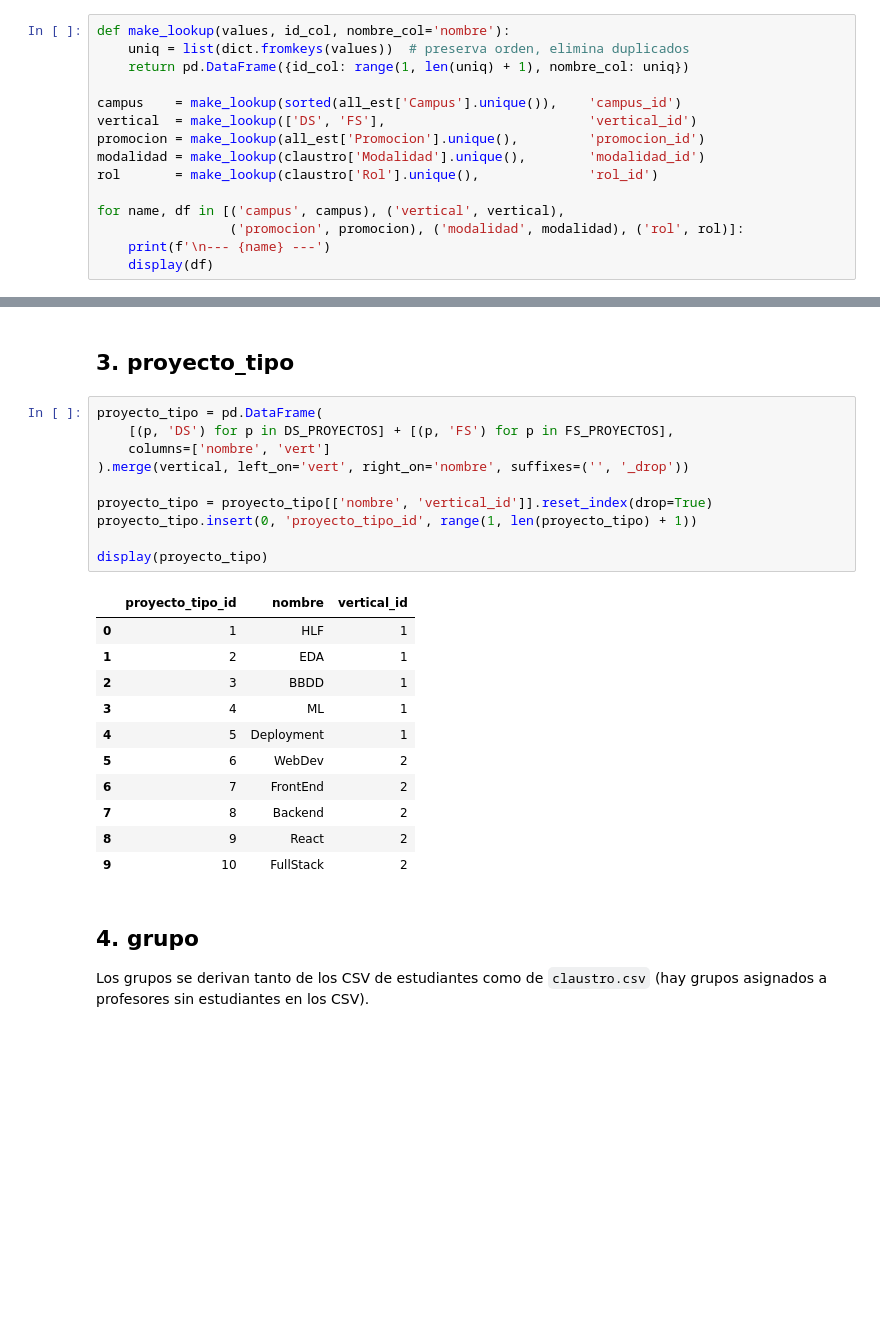
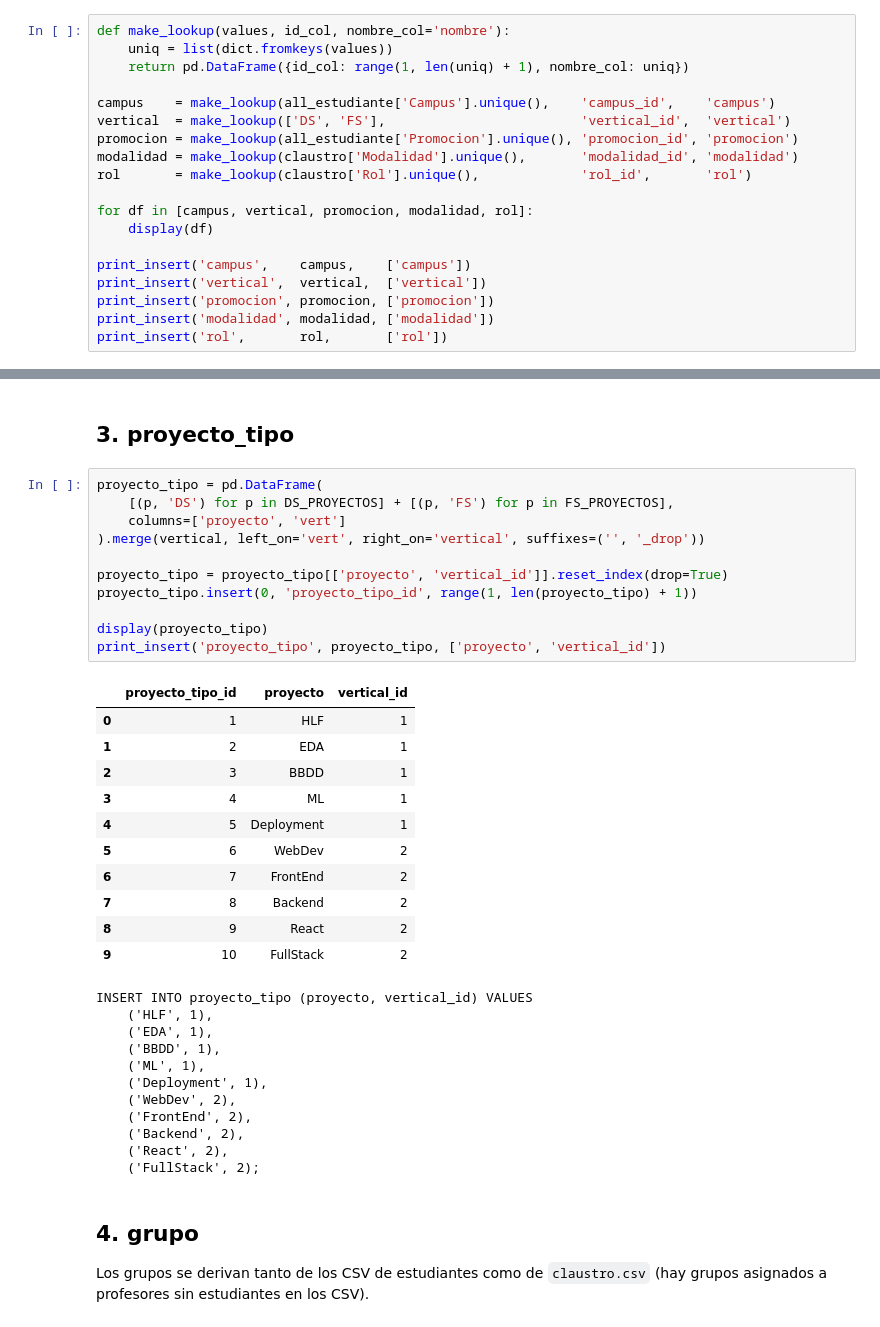
Before and after one commit to Lemnosos/practica_mixta, a Jupyter notebook: notebooks/generate_inserts.ipynb, the cells around one changed output, grey strips where cells are left out. Saved outputs shown, nothing was run; the diff lists cells and outputs as text; blank space fills up the shorter version.

```diff
--- a/notebooks/generate_inserts.ipynb
+++ b/notebooks/generate_inserts.ipynb
@@ -46,17 +52,21 @@ all_est.head(3)
 ## 2. Tablas de catálogo
 # %%
 def make_lookup(values, id_col, nombre_col='nombre'):
-    uniq = list(dict.fromkeys(values))  # preserva orden, elimina duplicados
+    uniq = list(dict.fromkeys(values))
     return pd.DataFrame({id_col: range(1, len(uniq) + 1), nombre_col: uniq})
 
-campus    = make_lookup(sorted(all_est['Campus'].unique()),    'campus_id')
-vertical  = make_lookup(['DS', 'FS'],                          'vertical_id')
-promocion = make_lookup(all_est['Promocion'].unique(),         'promocion_id')
-modalidad = make_lookup(claustro['Modalidad'].unique(),        'modalidad_id')
-rol       = make_lookup(claustro['Rol'].unique(),              'rol_id')
+campus    = make_lookup(all_estudiante['Campus'].unique(),    'campus_id',    'campus')
+vertical  = make_lookup(['DS', 'FS'],                         'vertical_id',  'vertical')
+promocion = make_lookup(all_estudiante['Promocion'].unique(), 'promocion_id', 'promocion')
+modalidad = make_lookup(claustro['Modalidad'].unique(),       'modalidad_id', 'modalidad')
+rol       = make_lookup(claustro['Rol'].unique(),             'rol_id',       'rol')
 
-for name, df in [('campus', campus), ('vertical', vertical),
-                 ('promocion', promocion), ('modalidad', modalidad), ('rol', rol)]:
-    print(f'\n--- {name} ---')
+for df in [campus, vertical, promocion, modalidad, rol]:
     display(df)
+
+print_insert('campus',    campus,    ['campus'])
+print_insert('vertical',  vertical,  ['vertical'])
+print_insert('promocion', promocion, ['promocion'])
+print_insert('modalidad', modalidad, ['modalidad'])
+print_insert('rol',       rol,       ['rol'])
 # %% [output]
@@ -85,15 +109,16 @@ for name, df in [('campus', campus), ('vertical', vertical),
 # %%
 proyecto_tipo = pd.DataFrame(
     [(p, 'DS') for p in DS_PROYECTOS] + [(p, 'FS') for p in FS_PROYECTOS],
-    columns=['nombre', 'vert']
-).merge(vertical, left_on='vert', right_on='nombre', suffixes=('', '_drop'))
+    columns=['proyecto', 'vert']
+).merge(vertical, left_on='vert', right_on='vertical', suffixes=('', '_drop'))
 
-proyecto_tipo = proyecto_tipo[['nombre', 'vertical_id']].reset_index(drop=True)
+proyecto_tipo = proyecto_tipo[['proyecto', 'vertical_id']].reset_index(drop=True)
 proyecto_tipo.insert(0, 'proyecto_tipo_id', range(1, len(proyecto_tipo) + 1))
 
 display(proyecto_tipo)
+print_insert('proyecto_tipo', proyecto_tipo, ['proyecto', 'vertical_id'])
 # %% [output]
-|  | proyecto_tipo_id | nombre | vertical_id |
+|  | proyecto_tipo_id | proyecto | vertical_id |
 | 0 | 1 | HLF | 1 |
 | 1 | 2 | EDA | 1 |
 | 2 | 3 | BBDD | 1 |
@@ -104,6 +129,17 @@ display(proyecto_tipo)
 | 7 | 8 | Backend | 2 |
 | 8 | 9 | React | 2 |
 | 9 | 10 | FullStack | 2 |
+INSERT INTO proyecto_tipo (proyecto, vertical_id) VALUES
+    ('HLF', 1),
+    ('EDA', 1),
+    ('BBDD', 1),
+    ('ML', 1),
+    ('Deployment', 1),
+    ('WebDev', 2),
+    ('FrontEnd', 2),
+    ('Backend', 2),
+    ('React', 2),
+    ('FullStack', 2);
 # %% [markdown]
 ## 4. grupo
 
```
Also changed, not shown: parts of 10 cells of this notebook, 1 other file.
